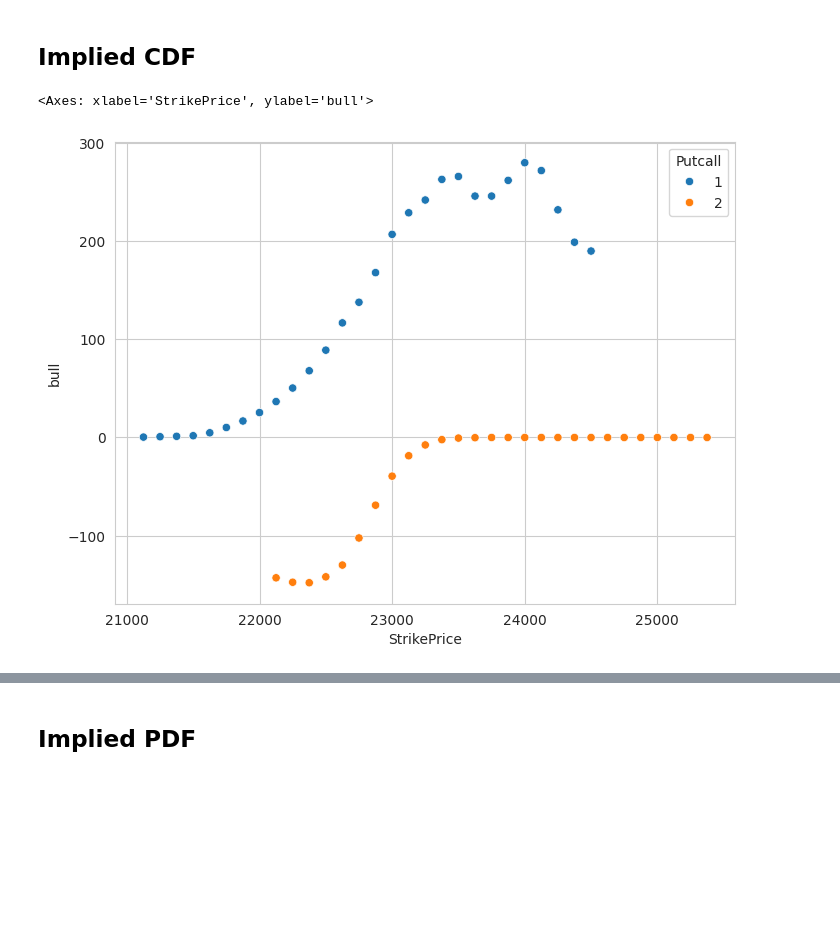
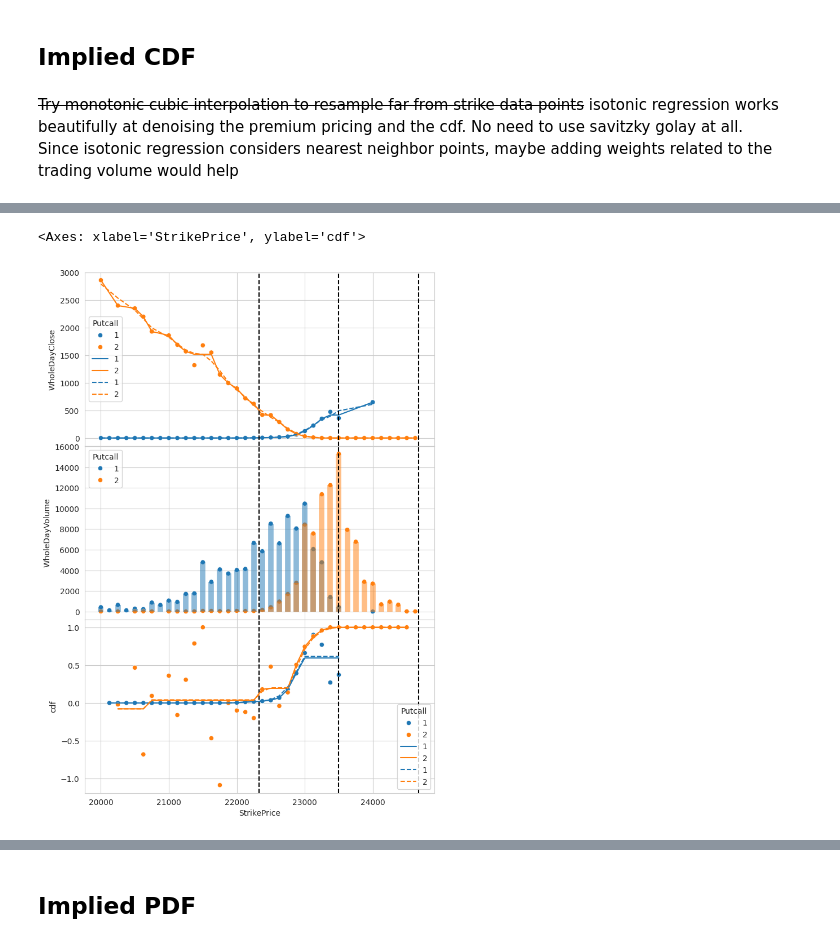
Before and after one commit to FlyingCurryMonster/JPY-equities, a Jupyter notebook: implied-probability-distributions.ipynb, the cells around one changed output, grey strips where cells are left out. Drawn from its saved outputs; the diff is of its cells as text; code cells hidden in the pictures; blank space fills up the shorter version.

```diff
--- a/implied-probability-distributions.ipynb
+++ b/implied-probability-distributions.ipynb
@@ -222,0 +229,20 @@ options['Close_sm']=options.groupby(indices, group_keys=False).WholeDayClose.app
+# %%
+def isotonicSmoother_pandas(df:pd.DataFrame, ycol:str, direction_encoder_col=None, direction:bool=None, index_level = -1):
+    if direction_encoder_col==None:
+        dir = direction
+    else:
+        dir = df[direction_encoder_col].all()  # need to put a safety check here
+    s = df[ycol].dropna()
+    iso_regressor = IsotonicRegression(increasing = dir)
+    y_hat = iso_regressor.fit_transform(X=s.index.get_level_values(-1), y = s)
+    return pd.Series(y_hat, s.index)
+
+def weightedIsotonicSmoother_pandas(df:pd.DataFrame, ycol:str, direction_encoder_col=None, direction:bool=None, index_level = -1):
+    if direction_encoder_col==None:
+        dir = direction
+    else:
+        dir = df[direction_encoder_col].all()  # need to put a safety check here
+    s = df[ycol].dropna()
+    iso_regressor = IsotonicRegression(increasing = dir)
+    y_hat = iso_regressor.fit_transform(X=s.index.get_level_values(-1), y = s)
+    return pd.Series(y_hat, s.index)
@@ -278,10 +350,6 @@ options['curvature'] = options.butterfly.div(options.dK.pow(2))
 # %% [markdown]
 ##  Implied CDF
-# %%
-fig, ax = plt.subplots(figsize = (8,6))
-
-df= options.loc[example[:-1]]
-sns.scatterplot(df, x = 'StrikePrice', y = 'bull', ax=ax, hue = 'Putcall', palette='tab10')
-# %% [output]
-<Axes: xlabel='StrikePrice', ylabel='bull'>
-[figure, removed]
+# %% [markdown]
+ ~~Try monotonic cubic interpolation to resample far from strike data points~~
+isotonic regression works beautifully at denoising the premium pricing and the cdf.  No need to use savitzky golay at all.
+Since isotonic regression considers nearest neighbor points, maybe adding weights related to the trading volume would help
@@ -287,0 +358,31 @@ sns.scatterplot(df, x = 'StrikePrice', y = 'bull', ax=ax, hue = 'Putcall', palet
+# %%
+example = contract_list.index[13]
+print(example[:-1])
+df = options.loc[example[:-1]]
+
+
+
+fig, ax = plt.subplots(3, 1, figsize = (8, 2*6), sharex=True)
+fig.subplots_adjust(hspace = 0)
+
+# axes 0
+sns.scatterplot(df, x = 'StrikePrice', y = 'WholeDayClose', ax=ax[0], **plot_args)
+sns.lineplot(df, x = 'StrikePrice', y = 'Close_iso', ax=ax[0], **plot_args)
+sns.lineplot(df, x = 'StrikePrice', y = 'Close_sm', linestyle='--', ax=ax[0], **plot_args)
+
+# axes 1
+sns.scatterplot(df, x = 'StrikePrice', y='WholeDayVolume', ax = ax[1], alpha = 1, **plot_args)
+for i, row in df.iterrows():
+    if row['Putcall_encoder'] ==True:color = 'tab:blue'
+    else: color = 'tab:orange'
+    ax[1].vlines(row['K'], 0, row['WholeDayVolume'], alpha =0.5, linewidth = 7, color = color)
+
+for a in ax:
+    for percentile in [0.95, 1, 1.05]:
+        a.axvline(df['UnderlyingClose'].iloc[0]*percentile, color = 'k', linestyle = '--')
+
+
+sns.scatterplot(df, x = 'StrikePrice', y = 'cdf', ax=ax[2], **plot_args)
+sns.lineplot(df, x = 'StrikePrice', y = 'cdf_iso', ax=ax[2], **plot_args)
+sns.lineplot(df, x = 'StrikePrice', y = 'cdf_sm_iso', ax=ax[2],linestyle = '--',**plot_args, )
+# %% [output]
@@ -287,0 +390,2 @@ sns.scatterplot(df, x = 'StrikePrice', y = 'bull', ax=ax, hue = 'Putcall', palet
+<Axes: xlabel='StrikePrice', ylabel='cdf'>
+[figure, added]
```
Also changed, not shown: parts of 23 cells of this notebook.
